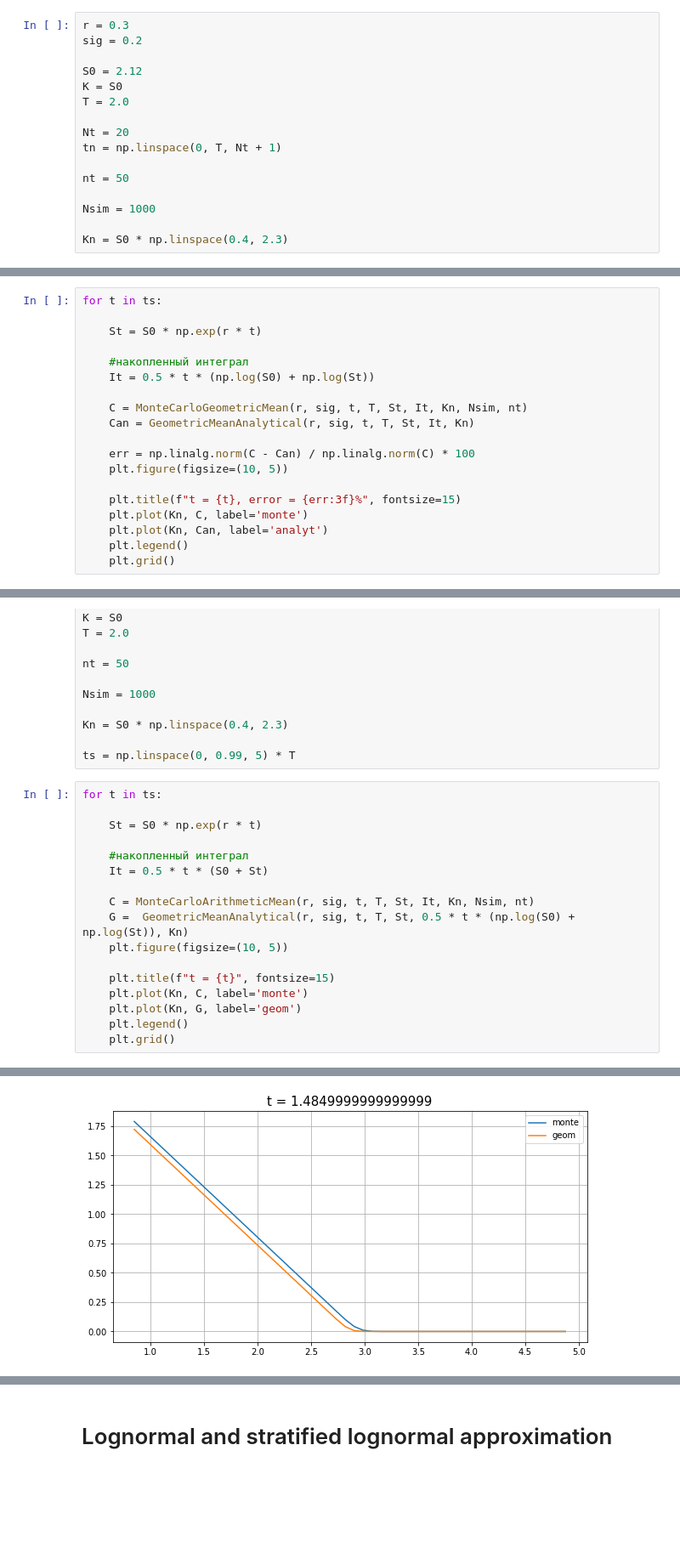
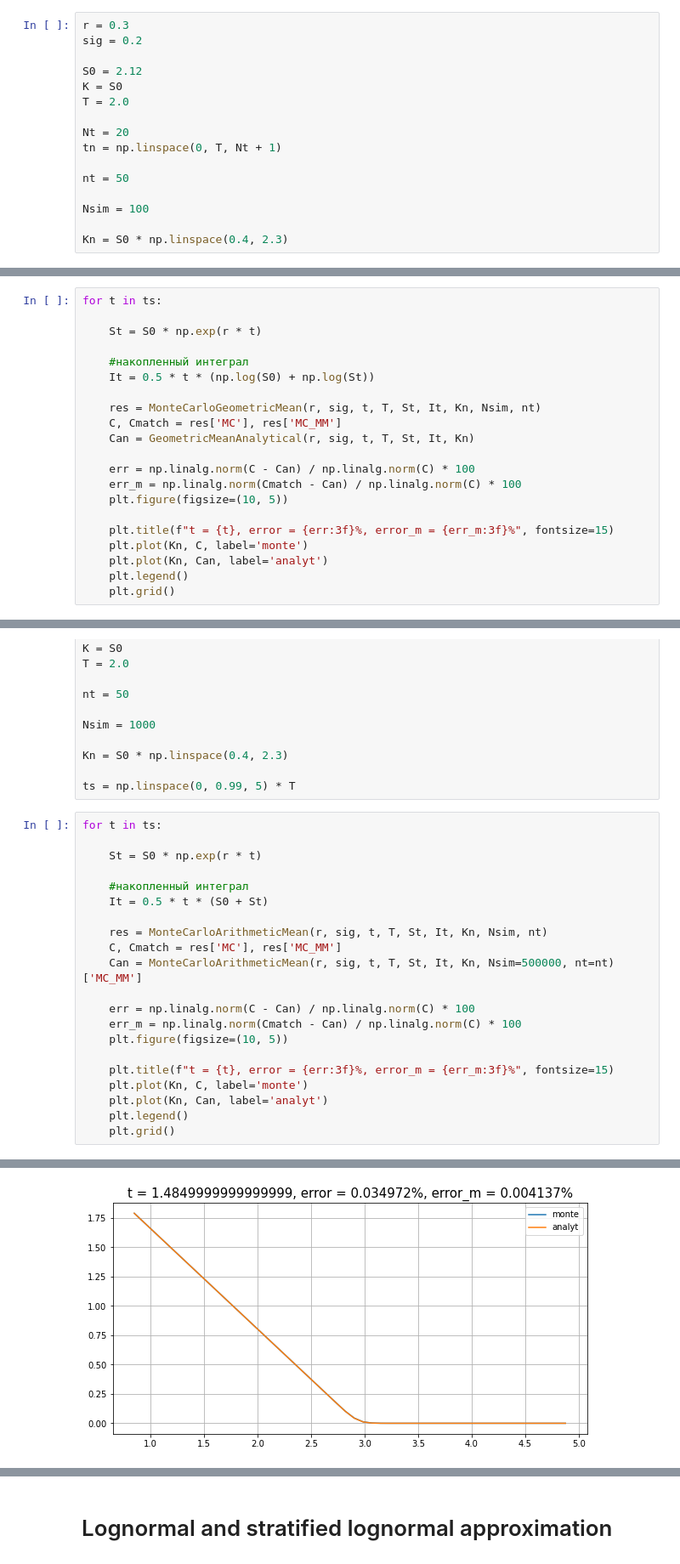
Before and after one commit to dolmatovas/MathFinance, a Jupyter notebook: asian options/Asian option pricing.ipynb, the cells around one changed output, grey strips where cells are left out. Shown at 85% size. Saved outputs shown, nothing was run; the diff lists cells and outputs as text; blank space fills up the shorter version.

```diff
--- a/asian options/Asian option pricing.ipynb
+++ b/asian options/Asian option pricing.ipynb
@@ -182,7 +184,7 @@ tn = np.linspace(0, T, Nt + 1)
 
 nt = 50
 
-Nsim = 1000
+Nsim = 100
 
 Kn = S0 * np.linspace(0.4, 2.3)
 # %%
@@ -195,13 +197,15 @@ for t in ts:
     #накопленный интеграл
     It = 0.5 * t * (np.log(S0) + np.log(St))
 
-    C = MonteCarloGeometricMean(r, sig, t, T, St, It, Kn, Nsim, nt)
+    res = MonteCarloGeometricMean(r, sig, t, T, St, It, Kn, Nsim, nt)
+    C, Cmatch = res['MC'], res['MC_MM']
     Can = GeometricMeanAnalytical(r, sig, t, T, St, It, Kn)
 
     err = np.linalg.norm(C - Can) / np.linalg.norm(C) * 100
+    err_m = np.linalg.norm(Cmatch - Can) / np.linalg.norm(C) * 100
     plt.figure(figsize=(10, 5))
 
-    plt.title(f"t = {t}, error = {err:3f}%", fontsize=15)
+    plt.title(f"t = {t}, error = {err:3f}%, error_m = {err_m:3f}%", fontsize=15)
     plt.plot(Kn, C, label='monte')
     plt.plot(Kn, Can, label='analyt')
     plt.legend()
@@ -237,13 +241,17 @@ for t in ts:
     #накопленный интеграл
     It = 0.5 * t * (S0 + St)
 
-    C = MonteCarloArithmeticMean(r, sig, t, T, St, It, Kn, Nsim, nt)
-    G =  GeometricMeanAnalytical(r, sig, t, T, St, 0.5 * t * (np.log(S0) + np.log(St)), Kn)
+    res = MonteCarloArithmeticMean(r, sig, t, T, St, It, Kn, Nsim, nt)
+    C, Cmatch = res['MC'], res['MC_MM']
+    Can = MonteCarloArithmeticMean(r, sig, t, T, St, It, Kn, Nsim=500000, nt=nt)['MC_MM']
+
+    err = np.linalg.norm(C - Can) / np.linalg.norm(C) * 100
+    err_m = np.linalg.norm(Cmatch - Can) / np.linalg.norm(C) * 100
     plt.figure(figsize=(10, 5))
 
-    plt.title(f"t = {t}", fontsize=15)
+    plt.title(f"t = {t}, error = {err:3f}%, error_m = {err_m:3f}%", fontsize=15)
     plt.plot(Kn, C, label='monte')
-    plt.plot(Kn, G, label='geom')
+    plt.plot(Kn, Can, label='analyt')
     plt.legend()
     plt.grid()
 # %% [output]
@@ -253 +261 @@ for t in ts:
-[figure, old version]
+[figure, new version]
```
Also changed, not shown: parts of 21 cells of this notebook, 2 other files.
